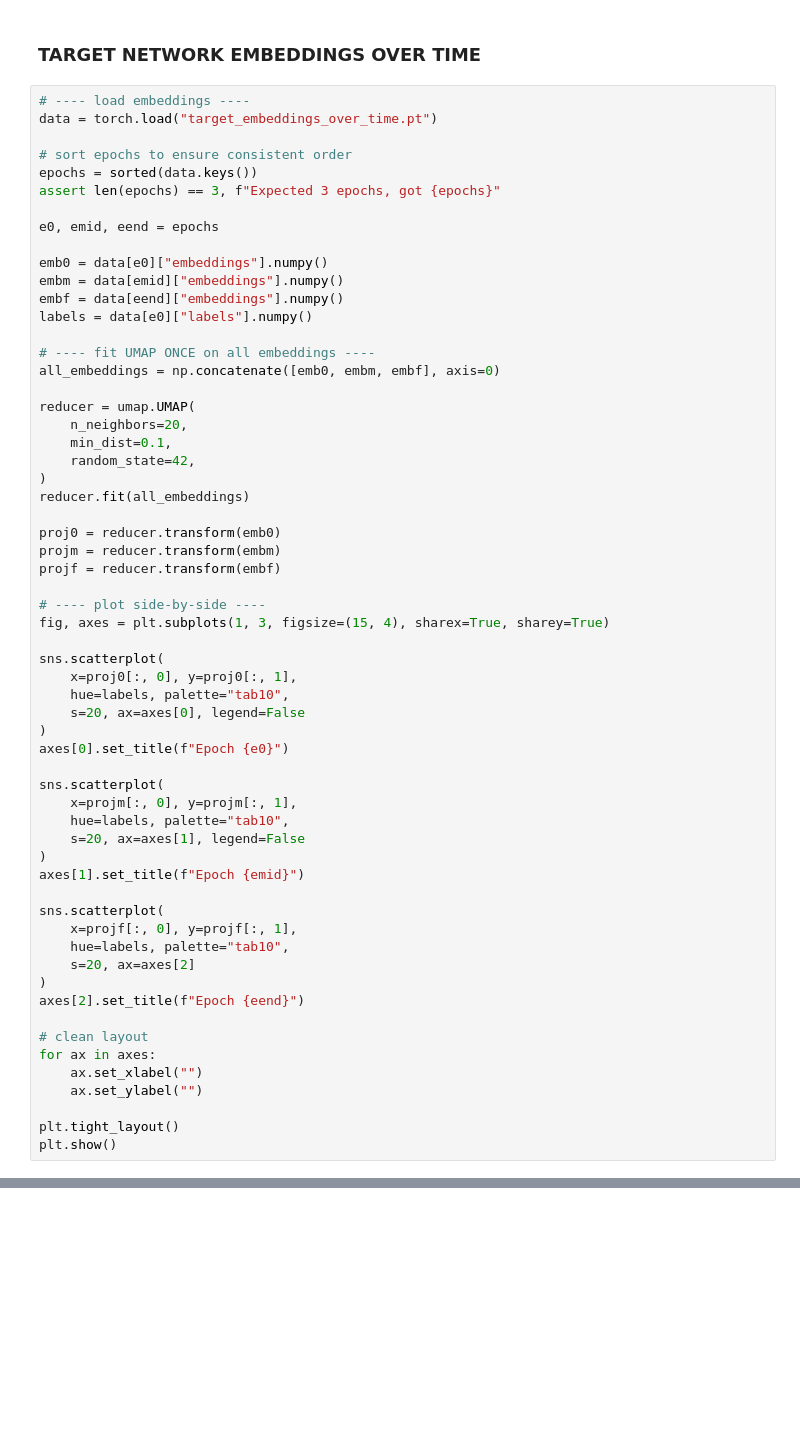
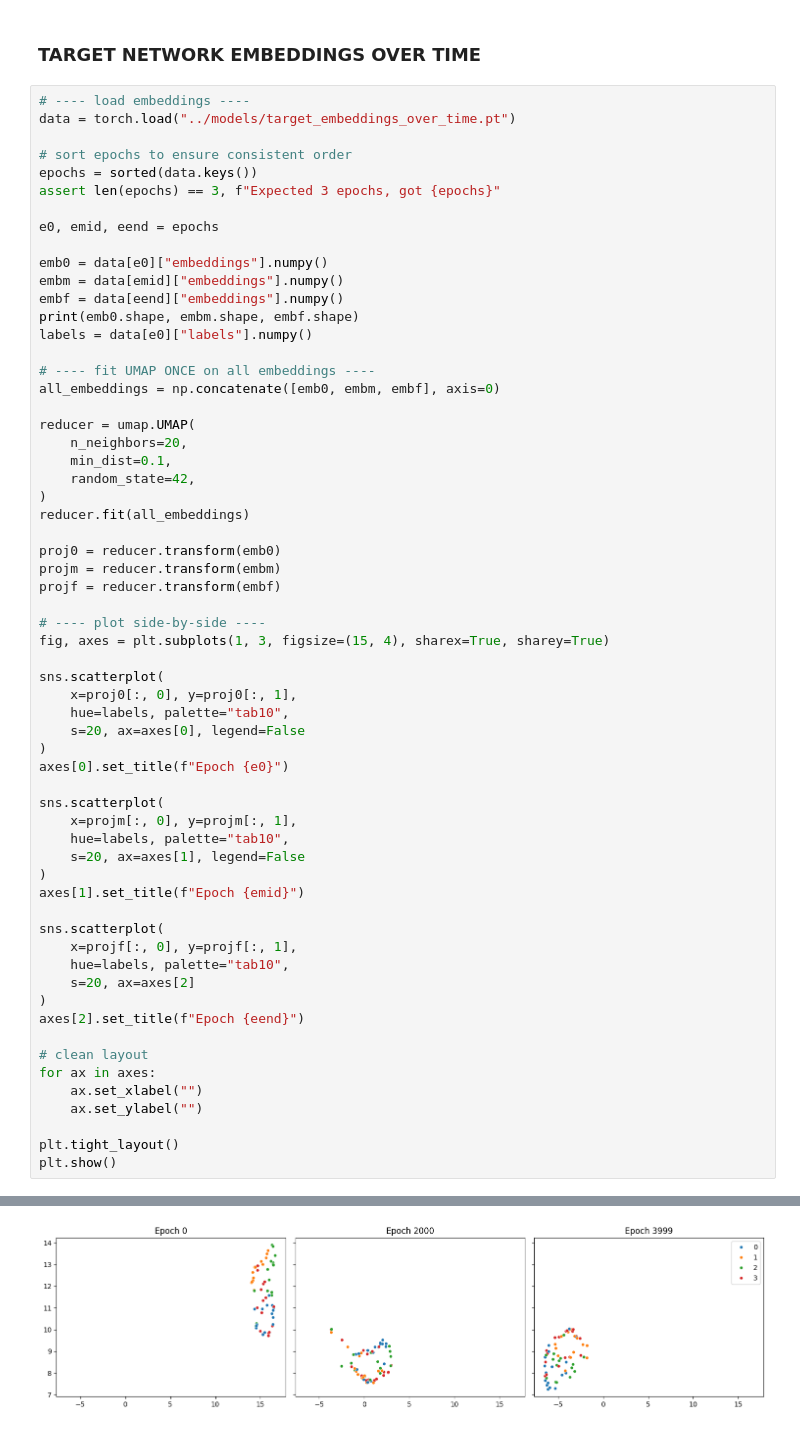
Before and after one commit to JeroenN/UDL-MetaTrainingHyperNetwork, a Jupyter notebook: notebooks/explore_seb.ipynb, the cells around one changed output, grey strips where cells are left out. Drawn from its saved outputs; the diff is of its cells as text; blank space fills up the shorter version.

Commit message:
feat: added 2nd analysis, target network test embeddings analysis per epoch

```diff
--- a/notebooks/explore_seb.ipynb
+++ b/notebooks/explore_seb.ipynb
@@ -505,7 +505,7 @@ plt.show()
 ### TARGET NETWORK EMBEDDINGS OVER TIME
 # %%
 # ---- load embeddings ----
-data = torch.load("target_embeddings_over_time.pt")
+data = torch.load("../models/target_embeddings_over_time.pt")
 
 # sort epochs to ensure consistent order
 epochs = sorted(data.keys())
@@ -516,6 +516,7 @@ e0, emid, eend = epochs
 emb0 = data[e0]["embeddings"].numpy()
 embm = data[emid]["embeddings"].numpy()
 embf = data[eend]["embeddings"].numpy()
+print(emb0.shape, embm.shape, embf.shape)
 labels = data[e0]["labels"].numpy()
 
 # ---- fit UMAP ONCE on all embeddings ----
@@ -563,3 +564,4 @@ for ax in axes:
 
 plt.tight_layout()
 plt.show()
+# %% [output]
@@ -565,0 +569 @@ plt.show()
+[figure, added]
```
Also changed, not shown: parts of 4 cells of this notebook, 2 other files.
